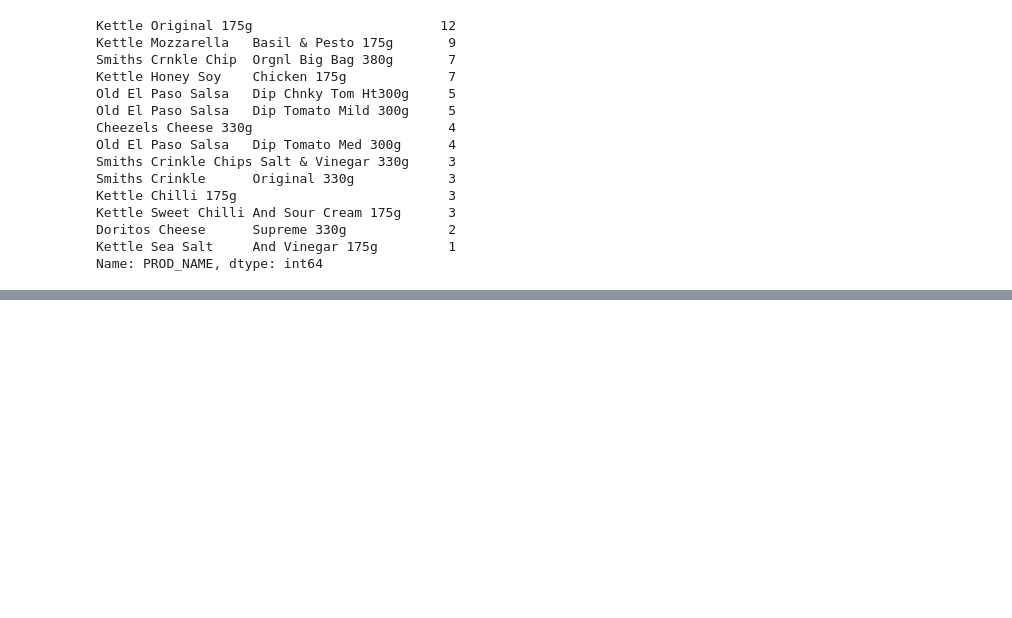
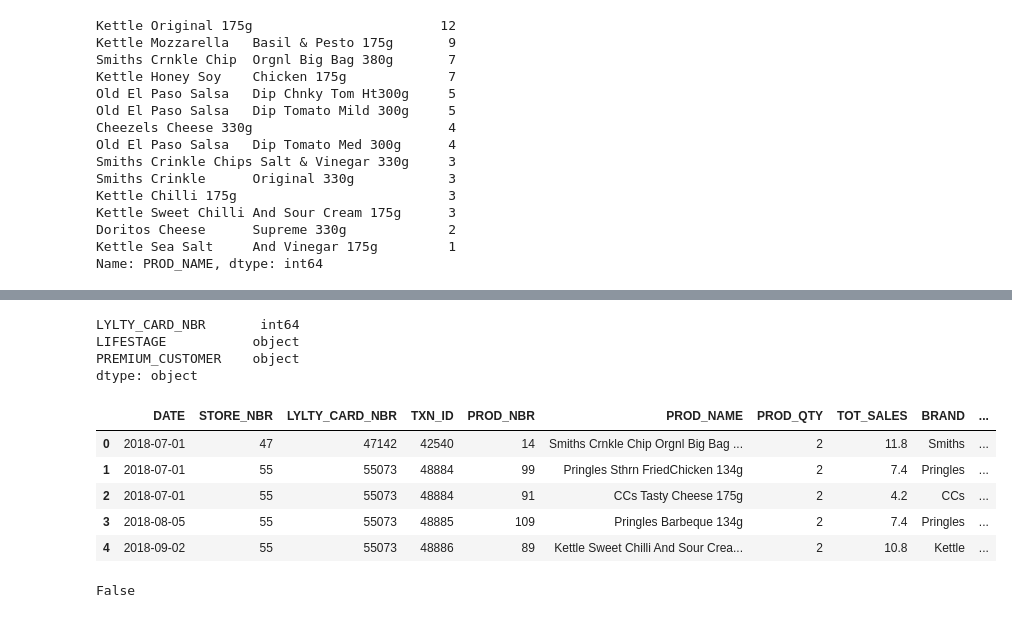
Before and after one commit to usamatrq94/Quantium-Intership, a Jupyter notebook: Q1- week1.ipynb, the cells around one changed output, grey strips where cells are left out. Drawn from its saved outputs; the diff is of its cells as text; code cells hidden in the pictures; blank space fills up the shorter version.

Commit message:
Data Analysis completed

```diff
--- a/Q1- week1.ipynb
+++ b/Q1- week1.ipynb
@@ -360,3 +360,6 @@ Name: PROD_NAME, dtype: int64
 cond1 = trans_dataset['PROD_NAME'] == 'Old El Paso Salsa   Dip Chnky Tom Ht300g'
 cond2 = trans_dataset['PROD_NAME'] == 'Old El Paso Salsa   Dip Tomato Mild 300g'
 cond3 = trans_dataset['PROD_NAME'] == 'Old El Paso Salsa   Dip Tomato Med 300g'
+trans_dataset.drop(trans_dataset.loc[cond1 | cond2 | cond3].index, inplace=True)
+# Now we look ready for moving onto our next dataset
+trans_dataset.head()
@@ -382,0 +373,4 @@ trans_dataset.drop(trans_dataset.loc[cond1 | cond2 | cond3]
+# %%
+# Loading purchase behavior dataset
+pur_dataset = pd.read_csv('QVI_purchase_behaviour.csv')
+pur_dataset.head()
@@ -382,0 +384,25 @@ trans_dataset.drop(trans_dataset.loc[cond1 | cond2 | cond3]
+# %%
+pur_dataset.dtypes
+# Everything is perfect here and we are ready to join our datasets
+# %% [output]
+LYLTY_CARD_NBR       int64
+LIFESTAGE           object
+PREMIUM_CUSTOMER    object
+dtype: object
+# %%
+# The datasets are joined by LYLTY_CARD_NBR present in both the datasets
+dataset = trans_dataset.merge(pur_dataset, on = 'LYLTY_CARD_NBR' )
+dataset.head()
+# %% [output]
+|  | DATE | STORE_NBR | LYLTY_CARD_NBR | TXN_ID | PROD_NBR | PROD_NAME | PROD_QTY | TOT_SALES | BRAND | ... |
+| 0 | 2018-07-01 | 47 | 47142 | 42540 | 14 | Smiths Crnkle Chip Orgnl Big Bag ... | 2 | 11.8 | Smiths | ... |
+| 1 | 2018-07-01 | 55 | 55073 | 48884 | 99 | Pringles Sthrn FriedChicken 134g | 2 | 7.4 | Pringles | ... |
+| 2 | 2018-07-01 | 55 | 55073 | 48884 | 91 | CCs Tasty Cheese 175g | 2 | 4.2 | CCs | ... |
+| 3 | 2018-08-05 | 55 | 55073 | 48885 | 109 | Pringles Barbeque 134g | 2 | 7.4 | Pringles | ... |
+| 4 | 2018-09-02 | 55 | 55073 | 48886 | 89 | Kettle Sweet Chilli And Sour Crea... | 2 | 10.8 | Kettle | ... |
+# %%
+# Checking if there are any null values in the dataframe
+dataset.isnull().values.any()
+# There are no null values in the dataframe, now we can can proceed with our analysis
+# %% [output]
+False
```
Also changed, not shown: parts of 5 cells of this notebook.
